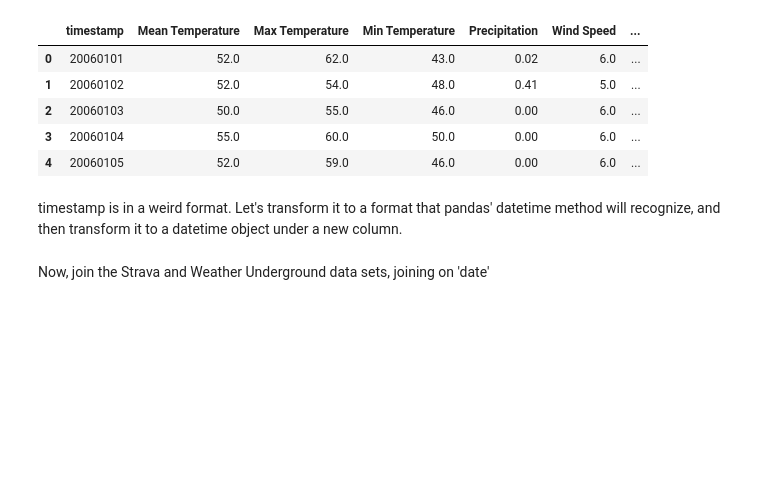
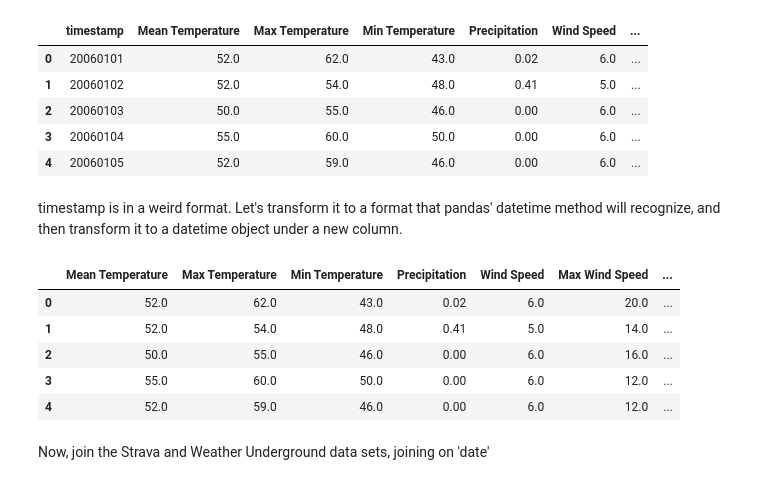
Before and after one commit to kennethgillen/diablo_velo, a Jupyter notebook: clean_diablo_data.ipynb, the cells around one changed output. Cells and saved outputs as stored; diff of their text form; code cells hidden in the pictures; blank space fills up the shorter version.

```diff
--- a/clean_diablo_data.ipynb
+++ b/clean_diablo_data.ipynb
@@ -149,3 +212,12 @@ weather['date'] = weather['date'].apply(lambda x: x.date())
+# %%
+weather.head()
+# %% [output]
+|  | Mean Temperature | Max Temperature | Min Temperature | Precipitation | Wind Speed | Max Wind Speed | ... |
+| 0 | 52.0 | 62.0 | 43.0 | 0.02 | 6.0 | 20.0 | ... |
+| 1 | 52.0 | 54.0 | 48.0 | 0.41 | 5.0 | 14.0 | ... |
+| 2 | 50.0 | 55.0 | 46.0 | 0.00 | 6.0 | 16.0 | ... |
+| 3 | 55.0 | 60.0 | 50.0 | 0.00 | 6.0 | 12.0 | ... |
+| 4 | 52.0 | 59.0 | 46.0 | 0.00 | 6.0 | 12.0 | ... |
 # %% [markdown]
 Now, join the Strava and Weather Underground data sets, joining on 'date'
 # %%
```
Also changed, not shown: parts of 20 cells of this notebook, 2 other files.
